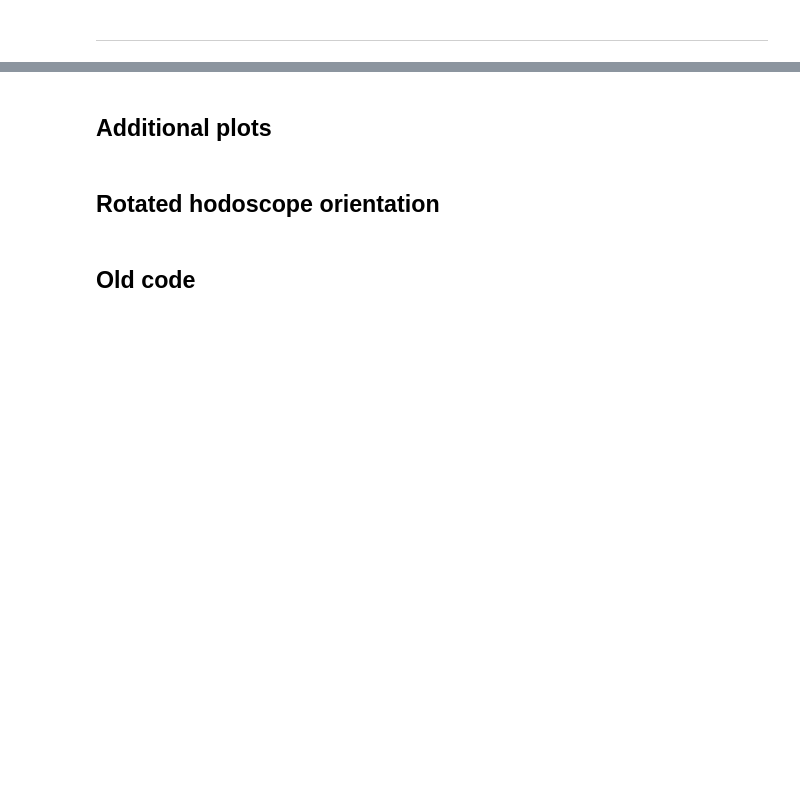
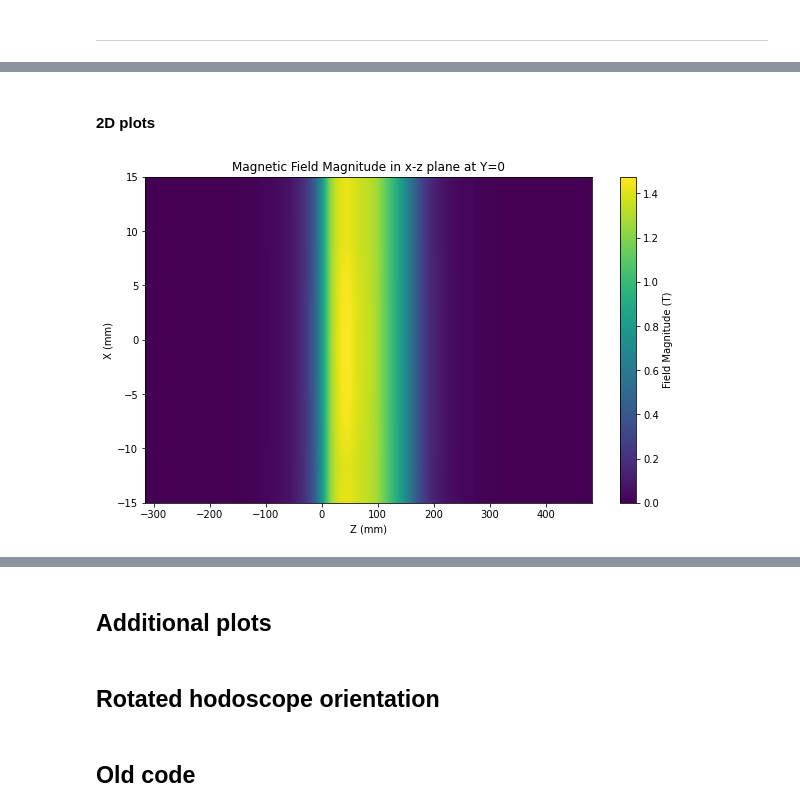
Before and after one commit to jerenner/T9BeamTestAna, a Jupyter notebook: python/new_analysis/hodoscope/field_calculations.ipynb, the cells around one changed output, grey strips where cells are left out. Cells and saved outputs as stored; diff of their text form; code cells hidden in the pictures; blank space fills up the shorter version.

```diff
--- a/python/new_analysis/hodoscope/field_calculations.ipynb
+++ b/python/new_analysis/hodoscope/field_calculations.ipynb
@@ -237,0 +380,22 @@ p_LG
+# %% [markdown]
+#### 2D plots
+# %%
+# Filter dataframe for a specific y-plane, for example, y=0
+y_plane = 0
+#df_filtered = df[(df['y'] == y_plane) & (df['z'] > -100) & (df['z'] < 250)]
+df_filtered = df[df['y'] == y_plane]
+
+# Create a pivot table for the magnitude values
+pivot = df_filtered.pivot(index='x', columns='z', values='Bmag').fillna(0)
+
+# Create the heatmap
+plt.figure(figsize=(10,6))
+plt.imshow(pivot, aspect='auto', cmap='viridis', origin='lower',
+           extent=[pivot.columns.min(), pivot.columns.max(), pivot.index.min(), pivot.index.max()])
+plt.colorbar(label='Field Magnitude (T)')
+plt.title(f'Magnetic Field Magnitude in x-z plane at Y={y_plane}')
+plt.xlabel('Z (mm)')
+plt.ylabel('X (mm)')
+plt.show()
+# %% [output]
+[figure, added]
```
Also changed, not shown: parts of 18 cells of this notebook, 3 other files.
